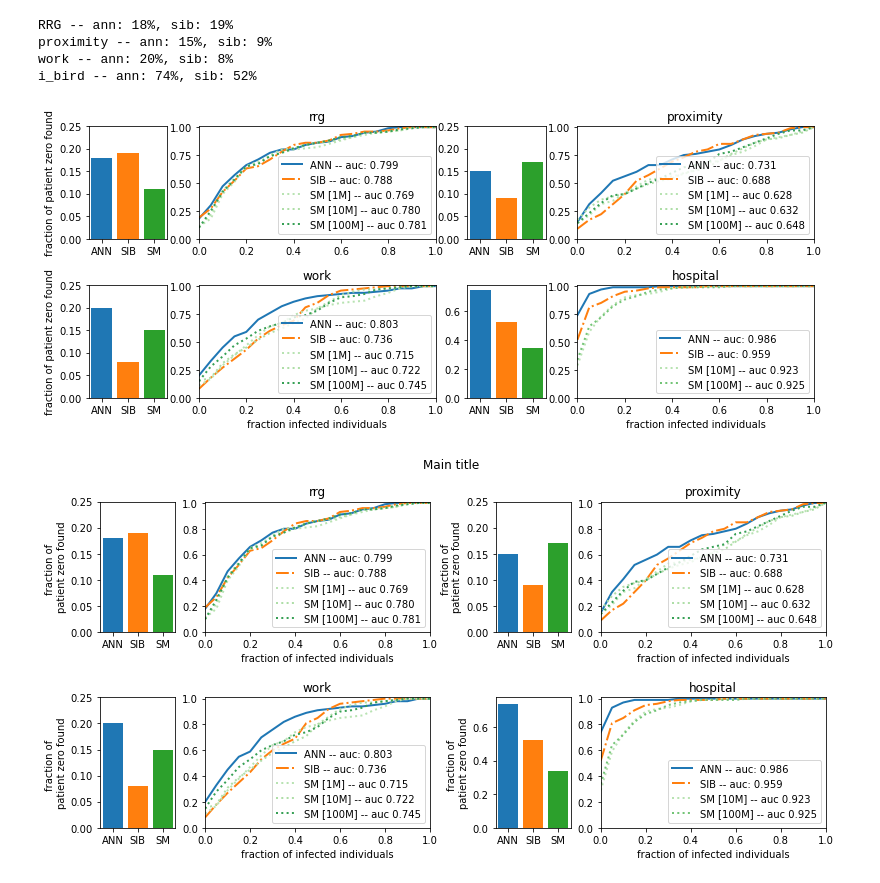
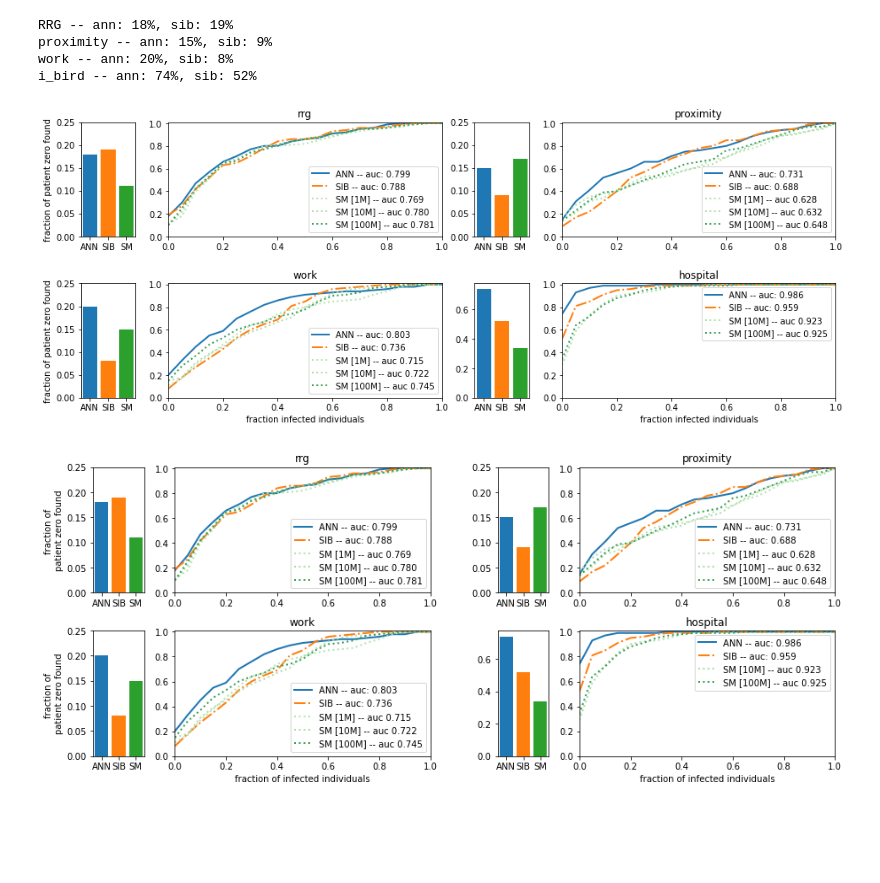
Before and after one commit to ocadni/annfore-results, a Jupyter notebook: results/patient_zero/img_all.ipynb, the cells around one changed output. Drawn from its saved outputs; the diff is of its cells as text; code cells hidden in the pictures; blank space fills up the shorter version.

```diff
--- a/results/patient_zero/img_all.ipynb
+++ b/results/patient_zero/img_all.ipynb
@@ -132,7 +132,7 @@ from sklearn.metrics import auc
 # %%
 import seaborn as sns
 from utils.common import pretty_print_n
-
+from sklearn.metrics import auc
 def plot_patient_zero_roc(ax1,
                           ax2,
                           pos_sources,
@@ -177,12 +177,16 @@ def plot_patient_zero_roc(ax1,
     #x = np.insert(x,1,1)
     #print(x, y_nn)
     cl=0
+    aucs = {}
 
     if rnd: plt.plot(x, y_rnd, "--", label=f"random -- auc: {auc(x, y_rnd):.3f}", color="black")
+    aucs["ANN"] = auc(x, y_nn)
+    aucs["SIB"] = auc(x, y_sib)
     ax1.plot(x, y_nn, label=f"ANN -- auc: {auc(x, y_nn):.3f}", linewidth="2")
     ax1.plot(x, y_sib, "-.", label=f"SIB -- auc: {auc(x, y_sib):.3f}", linewidth="2")
 
     #try:
+    aucs["SM"] = 0
     sm_zero_max = 0
     for i, nsim in enumerate(nsims):
         alpha=alpha
@@ -193,11 +197,13 @@ def plot_patient_zero_roc(ax1,
         y_sm = np.insert(np.cumsum(s_sm)/num_inst,0,sm_zero)
         y_sm = np.insert(np.cumsum(s_sm)/num_inst,0,sm_zero)
         #y_sm = np.cumsum(s_sm)/num_inst
+        aucs["SM"] = max(aucs["SM"], auc(x, y_sm))
         label = f"SM - {args.a_min+alpha*args.a_step:.2f} -- auc {auc(x, y_sm):.3f} -- sims:{nsim:.0e}"
         label = f"SM [{pretty_print_n(nsim)}] -- auc {auc(x, y_sm):.3f}"
+        val_col = i/len(nsims) if len(nsims) == 3 else (i+1)/(len(nsims)+1)
         ax1.plot(x, y_sm, ":",
                  label=label,
-                 color=colors(np.clip(i/len(nsims), 0.3, 0.9)), lw=2)
+                 color=colors(np.clip(val_col, 0.3, 0.9)), lw=2)
     #plt.plot(x, y_rnd_I, "--", label=f"random -- auc: {auc(x, y_rnd_I):.3f} [{rnd_I_zero:.0%}]", color="black")
 
     #except:
@@ -209,15 +215,15 @@ def plot_patient_zero_roc(ax1,
     if ann_zero < 0.5:
         ax2.set_ylim(0,0.25)
         #print("pippo")
-    return plt
+    return plt, aucs
 # %%
 import matplotlib.pyplot as plt
 from matplotlib import gridspec
 
 graph_name=["rrg", "proximity", "work", "hospital"]
-fig = plt.figure(figsize=(13, 5))
+fig = plt.figure(figsize=(16, 6))
 
-gs = gridspec.GridSpec(2, 4, width_ratios=[1,3,1,3], hspace=0.41)
+gs = gridspec.GridSpec(2, 4, width_ratios=[1,5,1,5], hspace=0.41)
 plt.tight_layout()
 
 for i_g, g in enumerate(graphs):
@@ -225,43 +231,43 @@ for i_g, g in enumerate(graphs):
     #ax = axs[int(i_g/2)][i_g%2]
     #print(int(i_g/2), 2*(i_g%2))
     #print(int(i_g/2), 2*(i_g%2) + 1)
     ax1 = plt.subplot(gs[int(i_g/2),  2*(i_g%2)+1])
     ax2 = plt.subplot(gs[int(i_g/2),  2*(i_g%2)])
 
     pos_sources = res[g]
     bins=20
     nsims = list(res[g]["sm"][0].keys())
     axs = plot_patient_zero_roc(ax1, ax2,
                               pos_sources,
                               infos[g].nsims,
                               infos[g],
                               alpha=infos[g].a_show,
                               bins=bins,
                               range_=(0,1),
                               norm=pos_sources["Is_len"],
                               colors=plt.get_cmap("Greens"))
     ax1.legend()
     ax1.set_xlim(0,1)
     ax1.set_ylim(0,1.01)
     ax1.set_title(f"{graph_name[i_g]}")
     if int(i_g/2):
         ax1.set_xlabel("fraction infected individuals")
     if not i_g%2:
         ax2.set_ylabel("fraction of patient zero found")
     #plt.ylim(0,17)
 #plt.savefig("img/pz.pdf")
 plt.show()
 # %% [output]
-[figure, old version]
+[figure, new version]
 # %%
 
 import matplotlib.pyplot as plt
 from matplotlib import gridspec
 
 graph_name=["rrg", "proximity", "work", "hospital"]
-fig = plt.figure(figsize=(13, 6))
+fig = plt.figure(figsize=(15, 6))
 
-gs = gridspec.GridSpec(2, 2, hspace=0.5)
+gs = gridspec.GridSpec(2, 2, hspace=0.3)
 plt.tight_layout()
 
 for i_g, g in enumerate(graphs):
@@ -269,14 +275,13 @@ for i_g, g in enumerate(graphs):
     #ax = axs[int(i_g/2)][i_g%2]
     #print(int(i_g/2), 2*(i_g%2))
     #print(int(i_g/2), 2*(i_g%2) + 1)
-    out_g = gridspec.GridSpecFromSubplotSpec(1, 2, subplot_spec = gs[int(i_g/2),i_g%2],  width_ratios=[1,3])
+    out_g = gridspec.GridSpecFromSubplotSpec(1, 2, subplot_spec = gs[int(i_g/2),i_g%2],  width_ratios=[1,5])
     ax1 = plt.subplot(out_g[1])
     ax2 = plt.subplot(out_g[0])
-    fig.suptitle('Main title')
     pos_sources = res[g]
     bins=20
     nsims = list(res[g]["sm"][0].keys())
-    axs = plot_patient_zero_roc(ax1, ax2,
+    axs, aucs = plot_patient_zero_roc(ax1, ax2,
                               pos_sources,
                               infos[g].nsims,
                               infos[g],
@@ -289,12 +294,12 @@ for i_g, g in enumerate(graphs):
     ax1.set_xlim(0,1)
     ax1.set_ylim(0,1.01)
     ax1.set_title(f"{graph_name[i_g]}")
-    #\if int(i_g/2):
-    ax1.set_xlabel("fraction of infected individuals")
-    #if not i_g%2:
-    ax2.set_ylabel("fraction of \npatient zero found")
+    if int(i_g/2):
+        ax1.set_xlabel("fraction of infected individuals")
+    if not i_g%2:
+        ax2.set_ylabel("fraction of \npatient zero found")
     #plt.ylim(0,17)
-plt.savefig("img/pz.pdf")
+plt.savefig("img/pz.pdf", bbox_inches="tight")
 plt.show()
 # %% [output]
-[figure, old version]
+[figure, new version]
```
Also changed, not shown: parts of 2 cells of this notebook, 2 other files.
